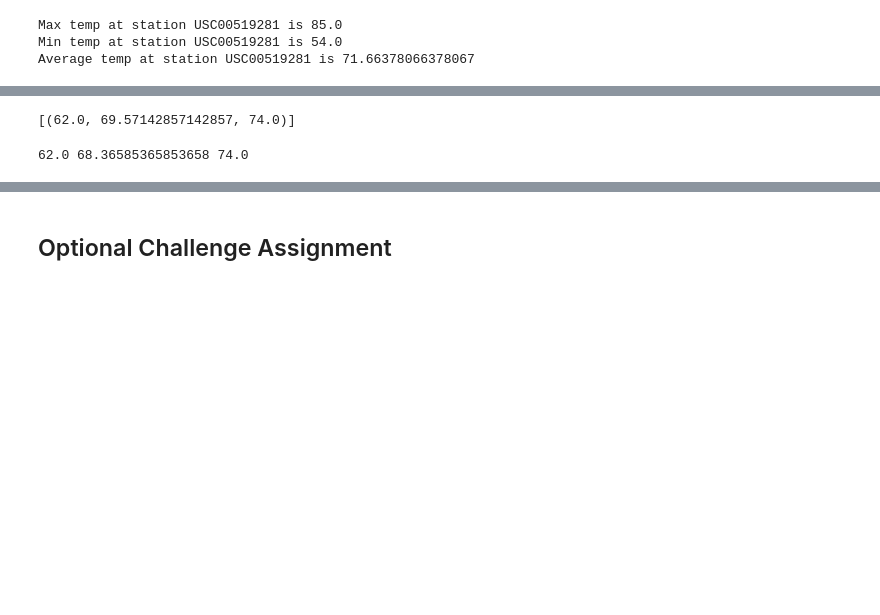
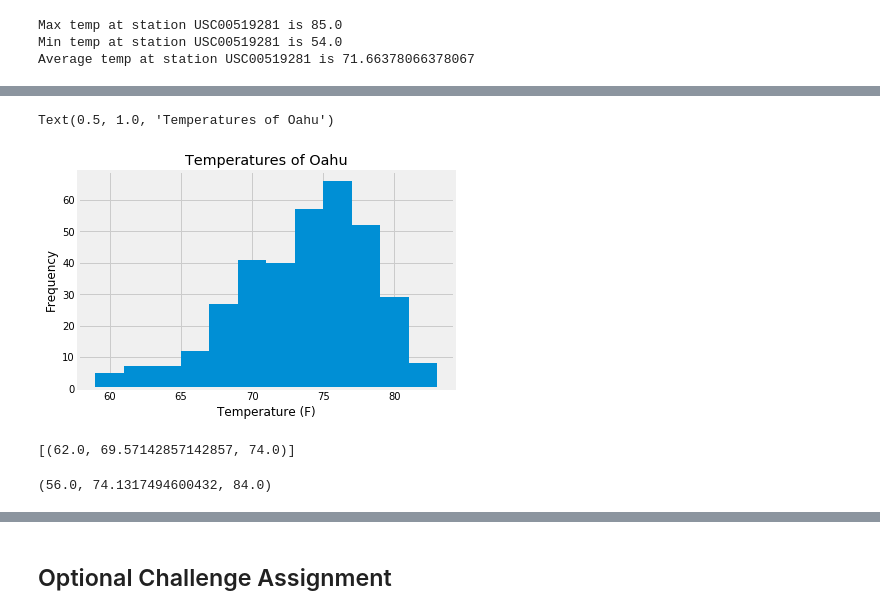
Before and after one commit to jzefron/10-advDataStorage, a Jupyter notebook: climate_Jefron.ipynb, the cells around one changed output, grey strips where cells are left out. Cells and saved outputs as stored; diff of their text form; code cells hidden in the pictures; blank space fills up the shorter version.

Commit message:
aded calc temps

```diff
--- a/climate_Jefron.ipynb
+++ b/climate_Jefron.ipynb
@@ -132,4 +130,3 @@ Average temp at station USC00519281 is 71.66378066378067
 # %%
-# Choose the station with the highest number of temperature observations.
 # Query the last 12 months of temperature observation data for this station and plot the results as a histogram
-station_with_mostest[0]
+tops_date_mostest = session.query(Measurement.tobs).filter(Measurement.date >= bDate).filter(Measurement.station == station_with_mostest[0]).order_by(Measurement.date).all()
@@ -142,3 +133,14 @@ station_with_mostest[0]
+# %%
+tempDf = pd.DataFrame(tops_date_mostest)
+#help(plt.h[ist)
+#tempDf['tobs']
+temp_hist = plt.hist(tempDf['tobs'],bins=12)
+plt.xlabel('Temperature (F)')
+plt.ylabel('Frequency')
+plt.title('Temperatures of Oahu')
+# %% [output]
+Text(0.5, 1.0, 'Temperatures of Oahu')
+[figure, added]
 # %%
 # This function called `calc_temps` will accept start date and end date in the format '%Y-%m-%d'
 # and return the minimum, average, and maximum temperatures for that range of dates
@@ -162,9 +164,11 @@ print(calc_temps('2012-02-28', '2012-03-05'))
 [(62.0, 69.57142857142857, 74.0)]
 # %%
 # Use your previous function `calc_temps` to calculate the tmin, tavg, and tmax
-# for your trip using the previous year's data for those same dates.
+# for your trip usi6ng the previous year's data for those same dates.
+t = (calc_temps('2016-01-01', '2017-01-01'))[0]
+t
 # %% [output]
-62.0 68.36585365853658 74.0
+(56.0, 74.1317494600432, 84.0)
 # %%
 # Plot the results from your previous query as a bar chart.
 # Use "Trip Avg Temp" as your Title
```
Also changed, not shown: parts of 18 cells of this notebook.
